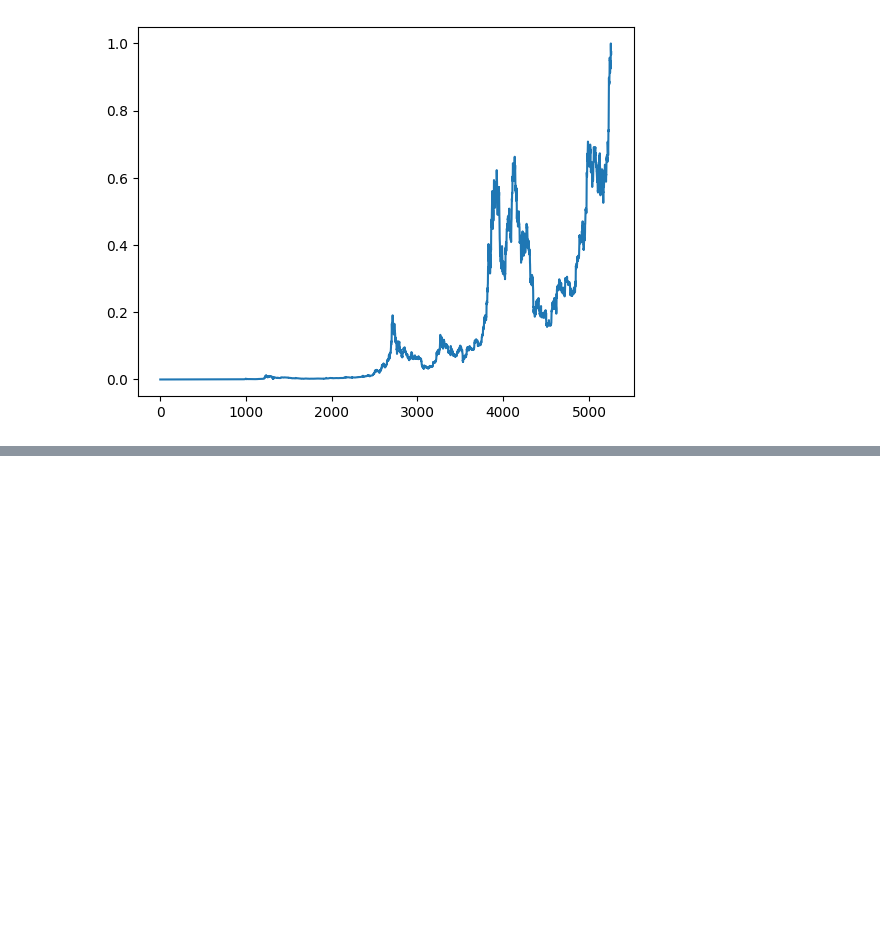
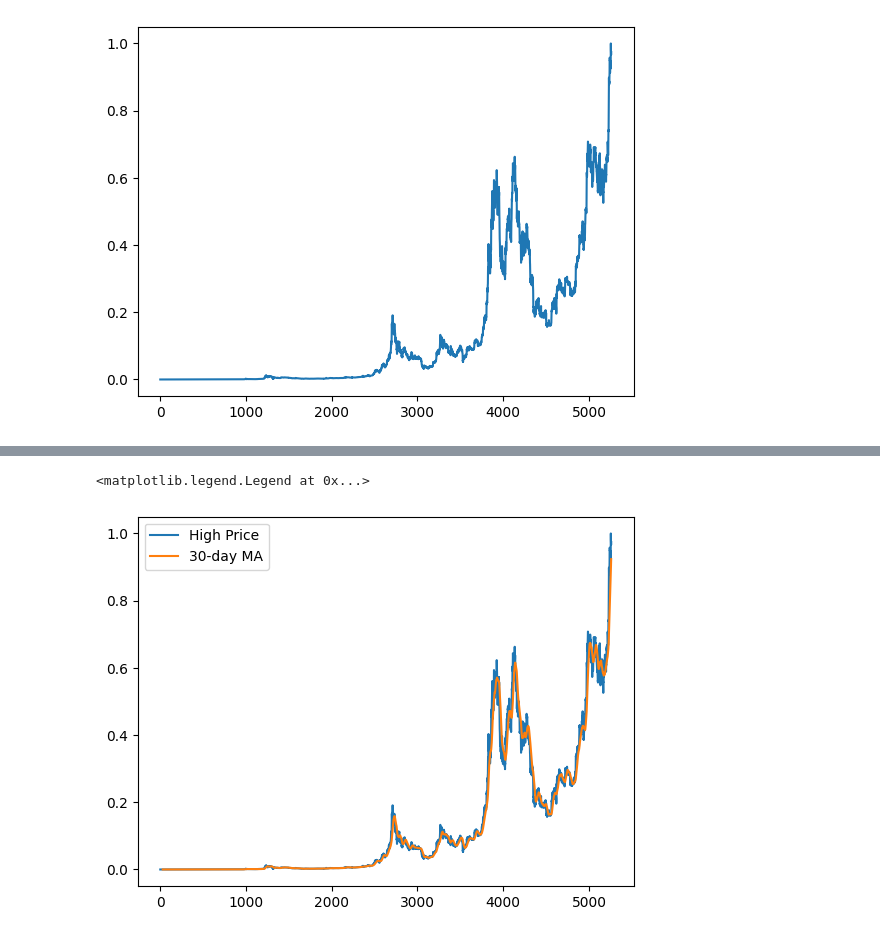
Before and after one commit to JPcooldev/time-series, a Jupyter notebook: data_preprocessing.ipynb, the cells around one changed output, grey strips where cells are left out. Saved outputs shown, nothing was run; the diff lists cells and outputs as text; code cells hidden in the pictures; blank space fills up the shorter version.

```diff
--- a/data_preprocessing.ipynb
+++ b/data_preprocessing.ipynb
@@ -62,0 +74,14 @@ df[df['ticker'] == 'BTC'].high.plot()
+# %%
+# Plot original high price
+btc.high.plot(label='High Price')
+
+# Add 7-day moving average
+# btc.high.rolling(window=7).mean().plot(label='7-day MA')
+
+# Add 30-day moving average
+btc.high.rolling(window=30).mean().plot(label='30-day MA')
+
+plt.legend()
+# %% [output]
+<matplotlib.legend.Legend at 0x...>
+[figure, added]
```
Also changed, not shown: parts of 15 cells of this notebook.
